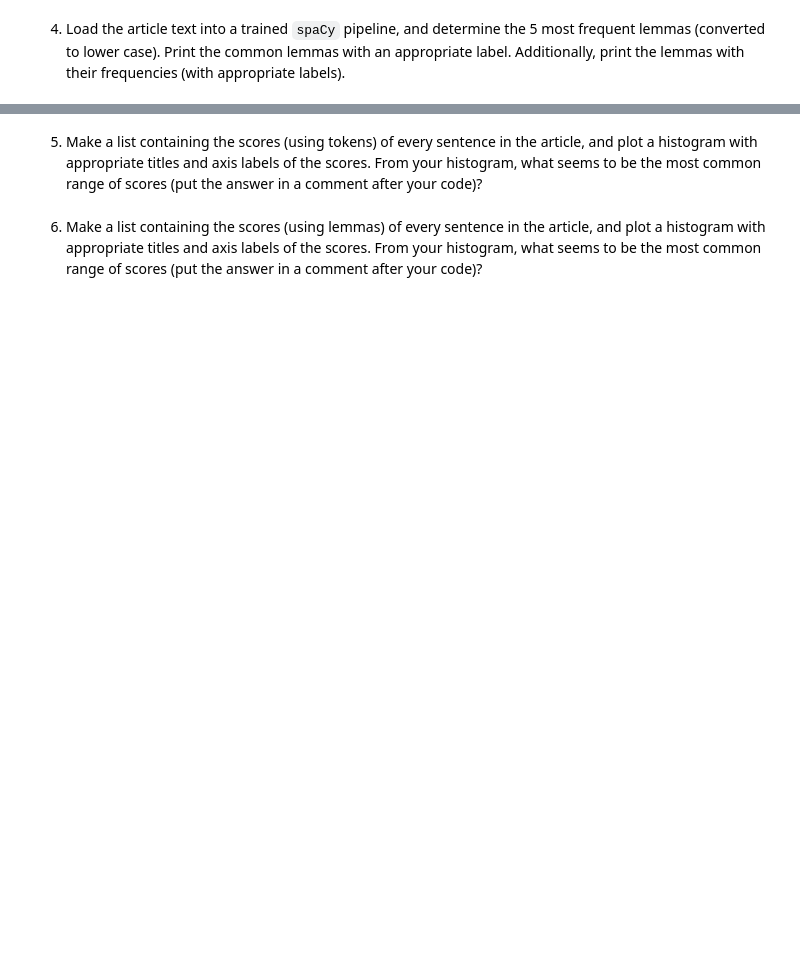
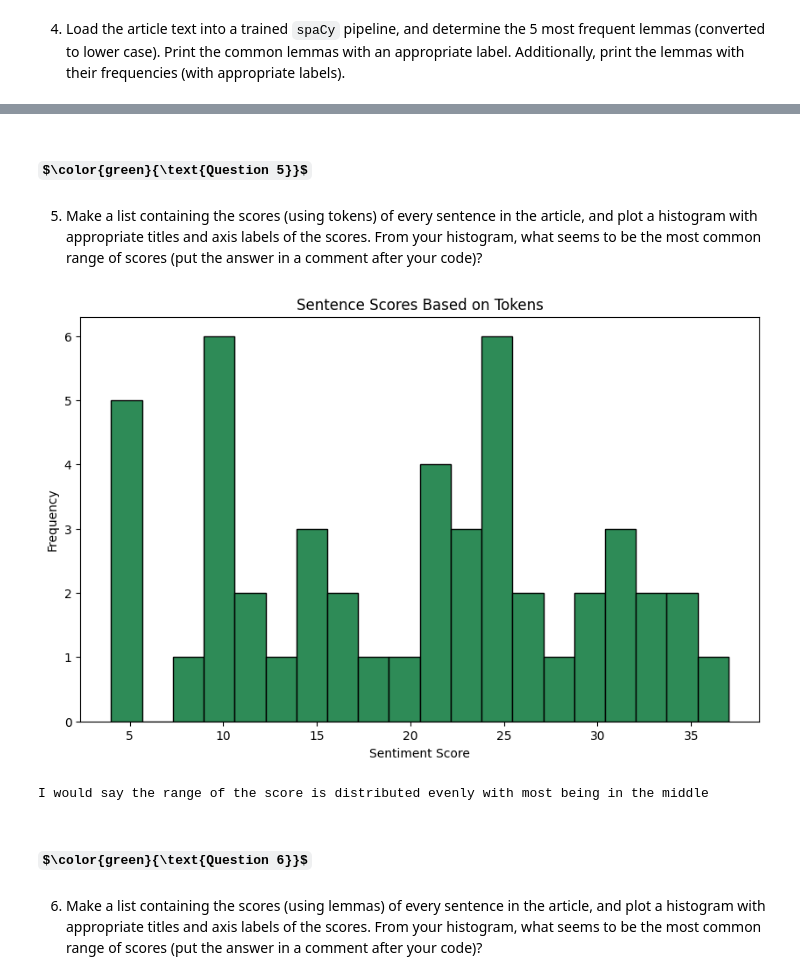
Before and after one commit to tsngh/article-summarizer, a Jupyter notebook: article-summarizer.ipynb, the cells around one changed output, grey strips where cells are left out. Saved outputs shown, nothing was run; the diff lists cells and outputs as text; code cells hidden in the pictures; some formulas as TeX source; blank space fills up the shorter version.

```diff
--- a/article-summarizer.ipynb
+++ b/article-summarizer.ipynb
@@ -54,2 +160,19 @@ All prereqs installed.
 # %% [markdown]
 4. Load the article text into a trained `spaCy` pipeline, and determine the 5 most frequent lemmas (converted to lower case).  Print the common lemmas with an appropriate label.  Additionally, print the lemmas with their frequencies (with appropriate labels).
+# %%
+#load into trained spaCy
+nlp = spacy.load("en_core_web_sm")
+doc = nlp(text)
+#remove noise
+lemmas = [token.lemma_.lower() for token in doc if not token.is_punct and not token.is_stop and not token.is_space]
+lemma_counts = Counter(lemmas)
+
+#top 5 common and frequencies most to least
+print("The 5 most common lemmas and their frequencies are:")
+for lemma, count in lemma_counts.most_common(5):
+    print(f"-{lemma}: {count}")
+
+#all lemmas and frequencies most to least
+print("\nAll lemmas and their frequencies:")
+for lemma, count in lemma_counts.most_common():
+    print(f"-{lemma}: {count}")
@@ -56,4 +197,29 @@ All prereqs installed.
+# %% [markdown]
+### $\color{green}{\text{Question 5}}$
 # %% [markdown]
 5. Make a list containing the scores (using tokens) of every sentence in the article, and plot a histogram with appropriate titles and axis labels of the scores. From your histogram, what seems to be the most common range of scores (put the answer in a comment after your code)?
+# %%
+import matplotlib.pyplot as plt
+
+doc= nlp(text)
+
+token_scores = []
+for sent in doc.sents:
+    number_tokens = len([token for token in sent if token.is_alpha])
+    token_scores.append(number_tokens)
+
+#histogram
+plt.figure(figsize=(10, 6))
+plt.hist(token_scores, bins=20, color ="seagreen", edgecolor="black")
+plt.title("Sentence Scores Based on Tokens")
+plt.xlabel("Sentiment Score")
+plt.ylabel("Frequency")
+plt.show()
+print("I would say the range of the score is distributed evenly with most being in the middle")
+# %% [output]
+[figure, added]
+I would say the range of the score is distributed evenly with most being in the middle
+# %% [markdown]
+### $\color{green}{\text{Question 6}}$
 # %% [markdown]
 6. Make a list containing the scores (using lemmas) of every sentence in the article, and plot a histogram with appropriate titles and axis labels of the scores.  From your histogram, what seems to be the most common range of scores (put the answer in a comment after your code)?
```
Also changed, not shown: parts of 28 cells of this notebook, 4 other files.
